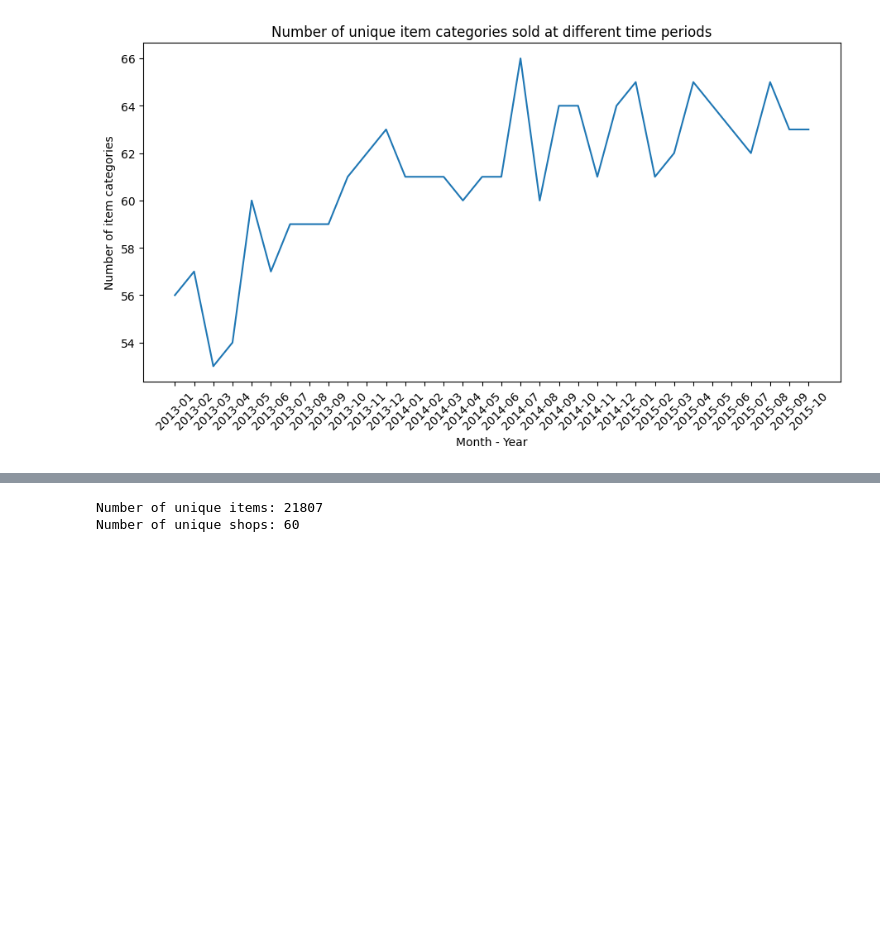
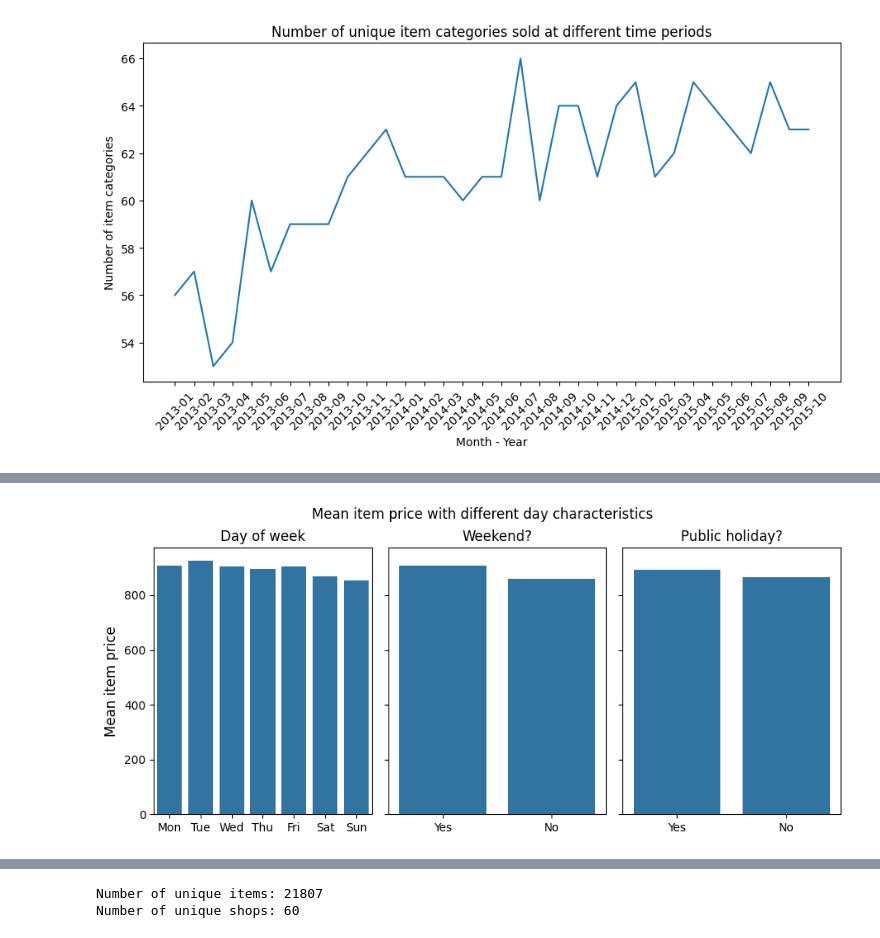
Before and after one commit to thaianle/future-sales-prediction, a Jupyter notebook: 01_analysis.ipynb, the cells around one changed output, grey strips where cells are left out. Cells and saved outputs as stored; diff of their text form; code cells hidden in the pictures; blank space fills up the shorter version.

Commit message:
Analyze with respect to day characteristics

```diff
--- a/01_analysis.ipynb
+++ b/01_analysis.ipynb
@@ -753,0 +757,12 @@ plt.show()
+# %%
+dow_sales = sales_full[['date', 'shop_id', 'item_id', 'item_category_id', 'item_price', 'item_cnt_day']].copy()
+
+# Create day of week, weekend indicator, and holiday indicator
+
+dow_sales['day_of_week'] = dow_sales['date'].dt.dayofweek # 0 = Monday, ..., 6 = Sunday
+dow_sales['weekend_indicator'] = dow_sales['day_of_week'].case_when(
+    [(dow_sales['day_of_week'].isin([5, 6]), 1),
+     (~dow_sales['day_of_week'].isin([5, 6]), 0)]
+)
+
+dow_sales.head()
@@ -753,0 +814,31 @@ plt.show()
+# %%
+# Mean price of items compared to different day characteristics
+mean_price_dow = dow_sales[['day_of_week', 'item_price']].groupby(['day_of_week'], as_index = False).mean()
+mean_price_weekend = dow_sales[['weekend_indicator', 'item_price']].groupby(['weekend_indicator'], as_index = False).mean()
+mean_price_holiday = dow_sales[['holiday_indicator', 'item_price']].groupby(['holiday_indicator'], as_index = False).mean()
+
+fig, ax = plt.subplots(nrows = 1, ncols = 3, figsize = (9, 4), sharey = True)
+
+ax[0] = sns.barplot(data = mean_price_dow, x = 'day_of_week', y = 'item_price', errorbar = None, ax = ax[0])
+ax[0].set_title('Day of week')
+ax[0].set_xlabel('')
+ax[0].set_ylabel('')
+ax[0].set_xticks(range(7), ['Mon', 'Tue', 'Wed', 'Thu', 'Fri', 'Sat', 'Sun'])
+
+ax[1] = sns.barplot(data = mean_price_weekend, x = 'weekend_indicator', y = 'item_price', errorbar = None, ax = ax[1])
+ax[1].set_title('Weekend?')
+ax[1].set_xlabel('')
+ax[1].set_xticks(range(2), ['Yes', 'No'])
+
+ax[2] = sns.barplot(data = mean_price_holiday, x = 'holiday_indicator', y = 'item_price', errorbar = None, ax = ax[2])
+ax[2].set_title('Public holiday?')
+ax[2].set_xlabel('')
+ax[2].set_xticks(range(2), ['Yes', 'No'])
+
+plt.tight_layout()
+
+fig.suptitle('Mean item price with different day characteristics', y = 1.03)
+fig.supylabel('Mean item price', x = -0.01)
+plt.show()
+# %% [output]
+[figure, added]
```
Also changed, not shown: parts of 12 cells of this notebook, 1 other file.
